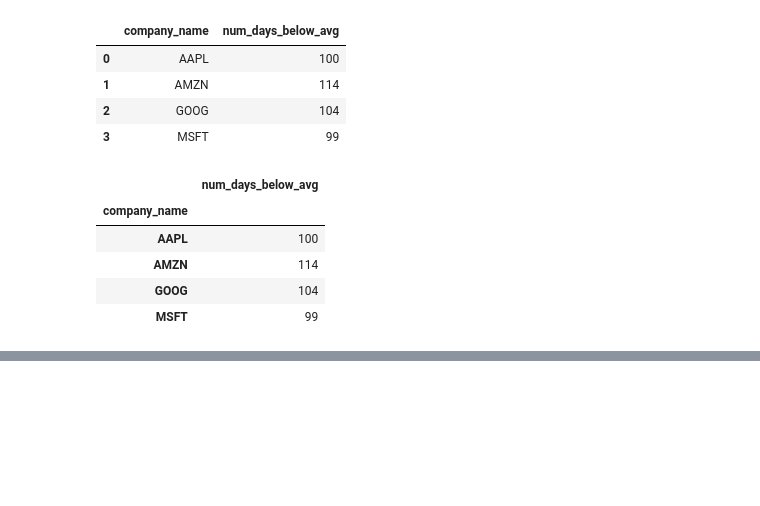
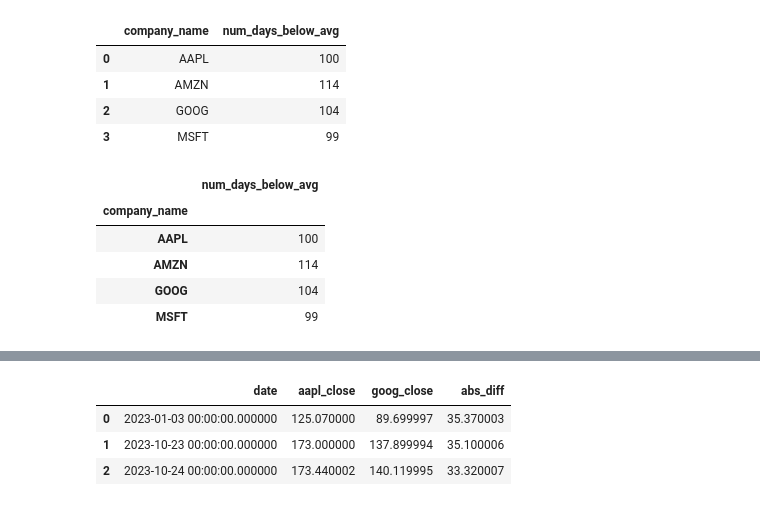
Before and after one commit to danjelito/stock-market-sql, a Jupyter notebook: main.ipynb, the cells around one changed output, grey strips where cells are left out. Drawn from its saved outputs; the diff is of its cells as text; code cells hidden in the pictures; blank space fills up the shorter version.

```diff
--- a/main.ipynb
+++ b/main.ipynb
@@ -367,0 +406,31 @@ sqldf("""
+# %%
+sqldf("""
+    WITH aapl AS (
+        SELECT
+            date,
+            close AS aapl_close
+        FROM df
+        WHERE company_name = 'AAPL'
+    ),
+    goog AS (
+        SELECT
+            date,
+            close AS goog_close
+        FROM df
+        WHERE company_name = 'GOOG'
+    )
+    SELECT
+        aapl.date,
+        aapl.aapl_close,
+        goog.goog_close,
+        ABS(aapl.aapl_close - goog.goog_close) AS abs_diff
+    FROM aapl
+    INNER JOIN goog
+    ON aapl.date = goog.date
+    WHERE abs_diff < 36
+""")
+# %% [output]
+|  | date | aapl_close | goog_close | abs_diff |
+| 0 | 2023-01-03 00:00:00.000000 | 125.070000 | 89.699997 | 35.370003 |
+| 1 | 2023-10-23 00:00:00.000000 | 173.000000 | 137.899994 | 35.100006 |
+| 2 | 2023-10-24 00:00:00.000000 | 173.440002 | 140.119995 | 33.320007 |
```
Also changed, not shown: parts of 5 cells of this notebook.
